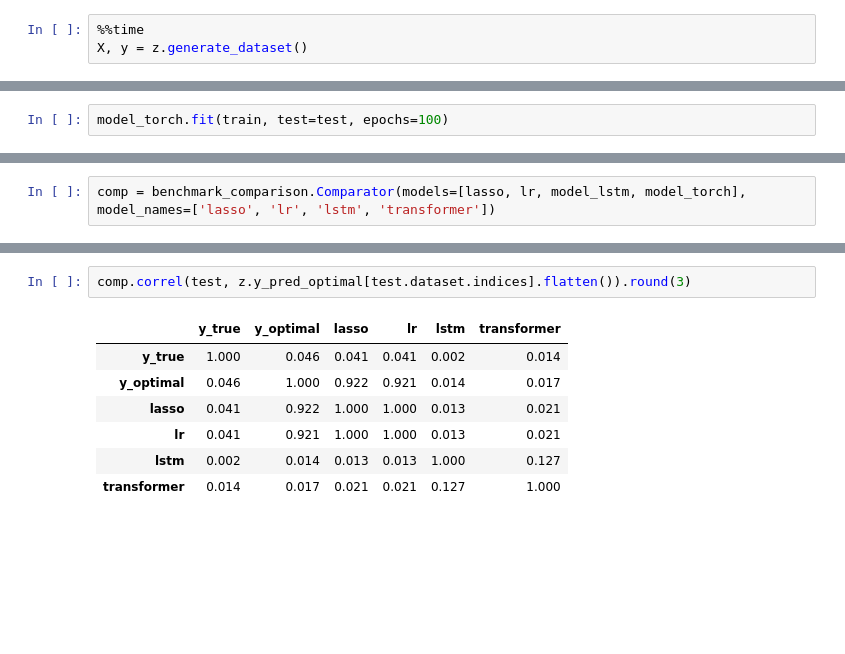
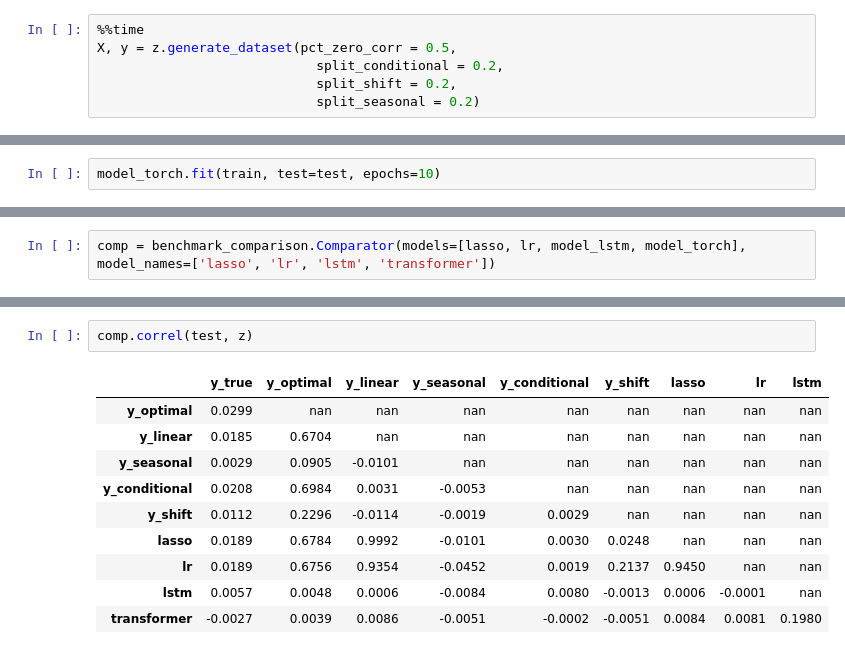
Before and after one commit to cyrilgarcia009/TSNN, a Jupyter notebook: notebooks/generators.ipynb, the cells around one changed output, grey strips where cells are left out. Drawn from its saved outputs; the diff is of its cells as text; blank space fills up the shorter version.

```diff
--- a/notebooks/generators.ipynb
+++ b/notebooks/generators.ipynb
@@ -30,5 +30,8 @@ plt.style.use('ggplot')
 z = generators.Generator(1000, 100, 10)
 # %%
 %%time
-X, y = z.generate_dataset()
+X, y = z.generate_dataset(pct_zero_corr = 0.5,
+                            split_conditional = 0.2,
+                            split_shift = 0.2,
+                            split_seasonal = 0.2)
 # %% [output]
@@ -296,7 +322,7 @@ optimizer = torch.optim.Adam(m.parameters(), lr=0.001)
 
 model_torch = torch_benchmarks.TorchWrapper(m, optimizer=optimizer)
 # %%
-model_torch.fit(train, test=test, epochs=100)
+model_torch.fit(train, test=test, epochs=10)
 # %%
 pd.concat([pd.Series(model_torch.train_loss).rename('train_loss'), pd.Series(model_torch.test_loss).rename('test_loss')], axis=1).plot();
 # %% [output]
@@ -316,10 +345,13 @@ comp.correl(train, z.y_pred_optimal[train.dataset.indices].flatten()).round(3)
 # %%
-comp.correl(test, z.y_pred_optimal[test.dataset.indices].flatten()).round(3)
+comp.correl(test, z)
 # %% [output]
-|  | y_true | y_optimal | lasso | lr | lstm | transformer |
-| y_true | 1.000 | 0.046 | 0.041 | 0.041 | 0.002 | 0.014 |
-| y_optimal | 0.046 | 1.000 | 0.922 | 0.921 | 0.014 | 0.017 |
-| lasso | 0.041 | 0.922 | 1.000 | 1.000 | 0.013 | 0.021 |
-| lr | 0.041 | 0.921 | 1.000 | 1.000 | 0.013 | 0.021 |
-| lstm | 0.002 | 0.014 | 0.013 | 0.013 | 1.000 | 0.127 |
-| transformer | 0.014 | 0.017 | 0.021 | 0.021 | 0.127 | 1.000 |
+|  | y_true | y_optimal | y_linear | y_seasonal | y_conditional | y_shift | lasso | lr | lstm |
+| y_optimal | 0.0299 | nan | nan | nan | nan | nan | nan | nan | nan |
+| y_linear | 0.0185 | 0.6704 | nan | nan | nan | nan | nan | nan | nan |
+| y_seasonal | 0.0029 | 0.0905 | -0.0101 | nan | nan | nan | nan | nan | nan |
+| y_conditional | 0.0208 | 0.6984 | 0.0031 | -0.0053 | nan | nan | nan | nan | nan |
+| y_shift | 0.0112 | 0.2296 | -0.0114 | -0.0019 | 0.0029 | nan | nan | nan | nan |
+| lasso | 0.0189 | 0.6784 | 0.9992 | -0.0101 | 0.0030 | 0.0248 | nan | nan | nan |
+| lr | 0.0189 | 0.6756 | 0.9354 | -0.0452 | 0.0019 | 0.2137 | 0.9450 | nan | nan |
+| lstm | 0.0057 | 0.0048 | 0.0006 | -0.0084 | 0.0080 | -0.0013 | 0.0006 | -0.0001 | nan |
+| transformer | -0.0027 | 0.0039 | 0.0086 | -0.0051 | -0.0002 | -0.0051 | 0.0084 | 0.0081 | 0.1980 |
```
Also changed, not shown: parts of 16 cells of this notebook, 2 other files.
